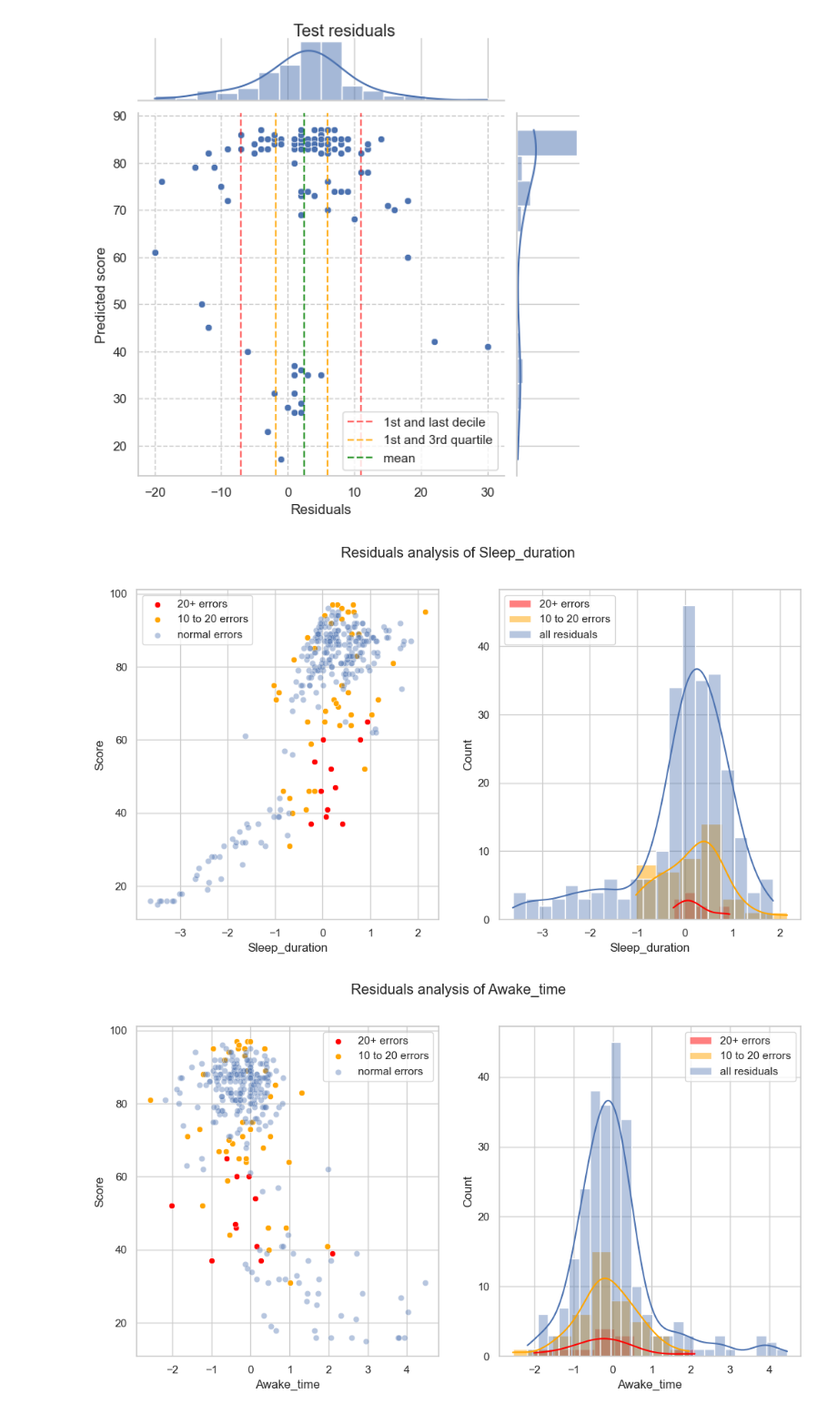
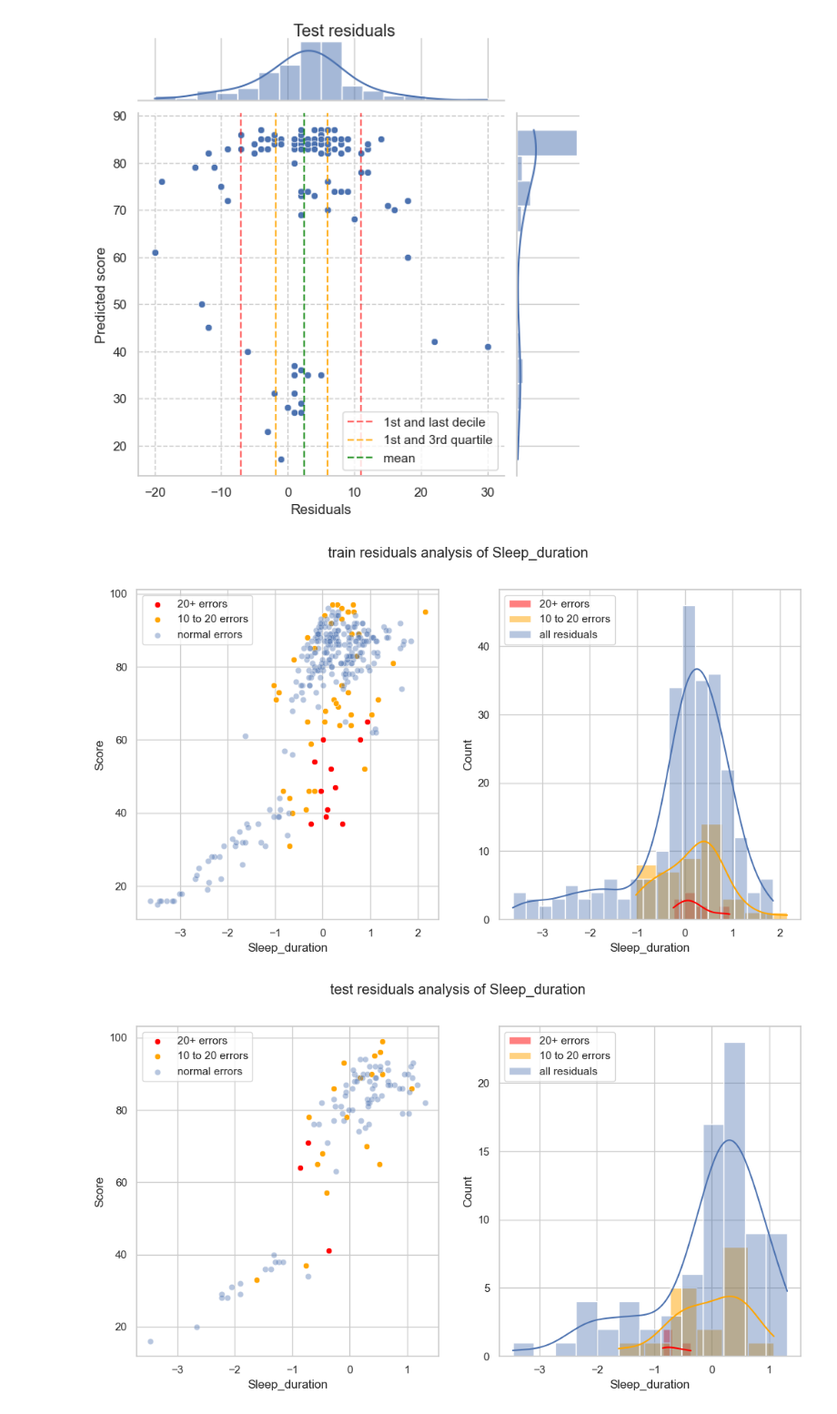
Before and after one commit to irrif/Sleep_score, a Jupyter notebook: sleep_score_regression.ipynb, the cells around one changed output. Shown at 91% size. Drawn from its saved outputs; the diff is of its cells as text; code cells hidden in the pictures.

```diff
--- a/sleep_score_regression.ipynb
+++ b/sleep_score_regression.ipynb
@@ -380,7 +383,7 @@ plt.show()
 [figure]
 # %%
 # Create residual dataframe by concatenating X_train, y_train, train predictions and train residuals.
-df_residuals = pd.concat(
+df_train_residuals = pd.concat(
     objs=[
         X_train_interest,
         y_train,
@@ -389,9 +392,20 @@ df_residuals = pd.concat(
     ],
     axis=1
 )
+
+df_test_residuals = pd.concat(
+    objs=[
+        X_test_interest,
+        y_test,
+        pd.Series(rf_search_lasso_test_pred, index=X_test_interest.index, name="test_predictions"),
+        pd.Series(test_residuals, index=X_test_interest.index, name="test_residuals")
+    ],
+    axis=1
+)
 # %%
 for var in ['Sleep_duration', 'Awake_time', 'Total_calories']:
-    residuals_analysis(df_residuals, var)
+    residuals_analysis(df_train_residuals, var, 'train')
+    residuals_analysis(df_test_residuals, var, 'test')
 # %% [output]
-[figure, old version]
+[figure, new version]
-[figure, old version]
+[figure, new version]
```
Also changed, not shown: parts of 24 cells of this notebook, 1 other file.
